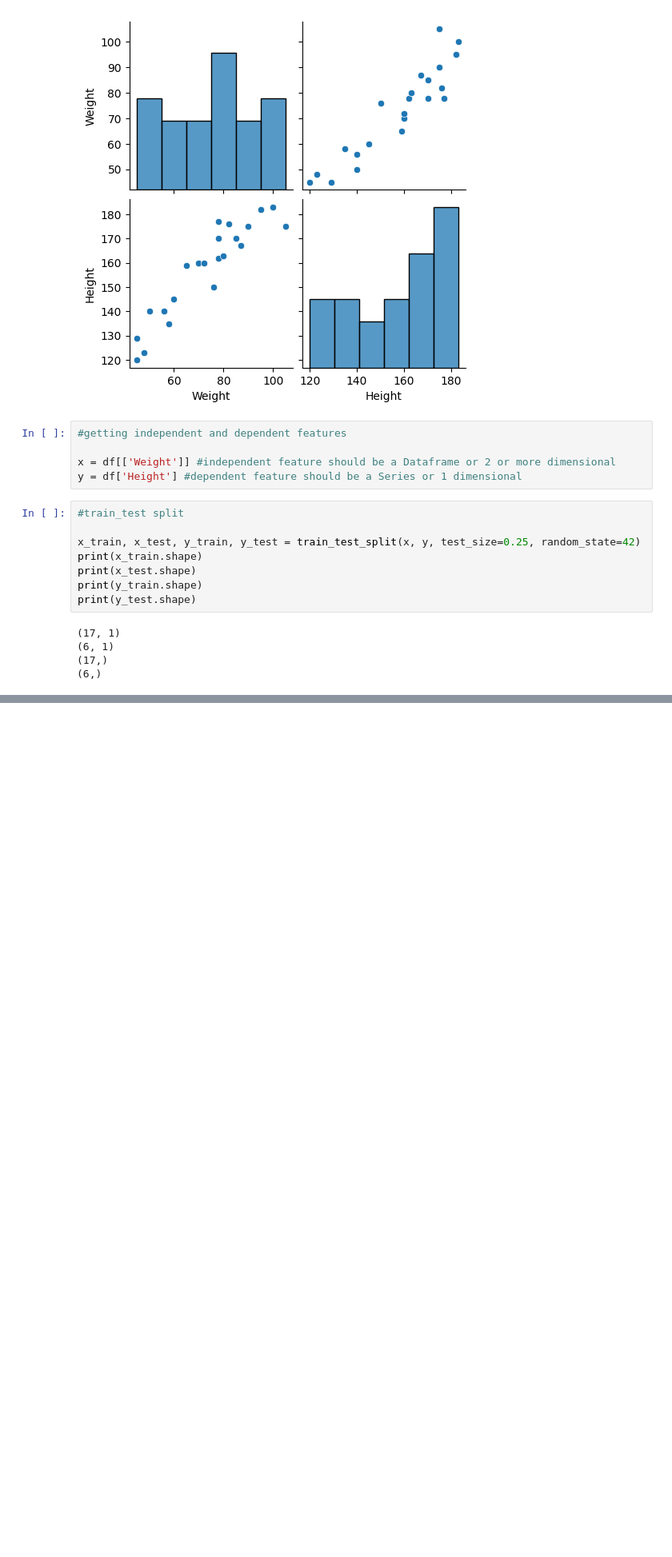
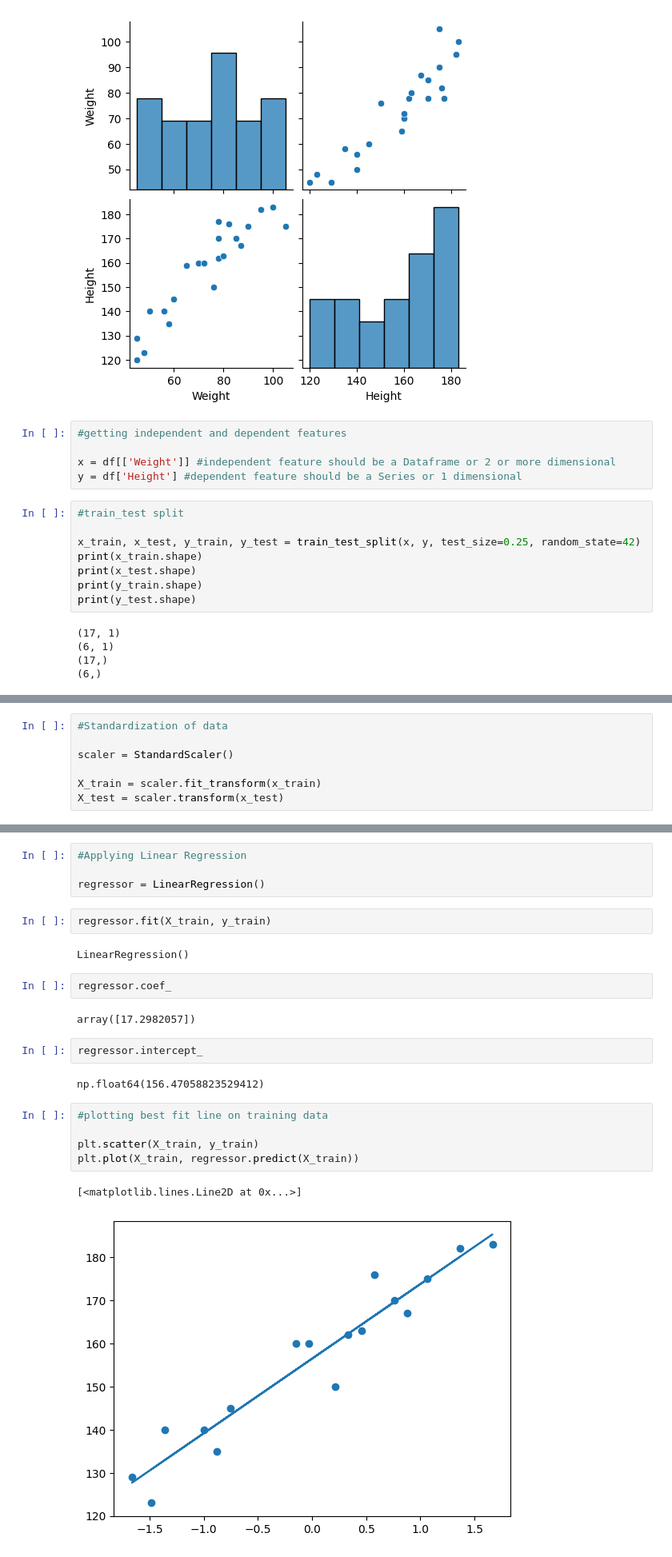
Before and after one commit to NarnindiMounica/Machine_Learning_Works, a Jupyter notebook: Regression/simple_linear_regression.ipynb, the cells around one changed output, grey strips where cells are left out. Shown at 80% size. Saved outputs shown, nothing was run; the diff lists cells and outputs as text; blank space fills up the shorter version.

Commit message:
Simple linear regression using height_weight dataset

```diff
--- a/Regression/simple_linear_regression.ipynb
+++ b/Regression/simple_linear_regression.ipynb
@@ -63,0 +76,7 @@ print(y_test.shape)
+# %%
+#Standardization of data
+
+scaler = StandardScaler()
+
+X_train = scaler.fit_transform(x_train)
+X_test = scaler.transform(x_test)
@@ -63,0 +92,24 @@ print(y_test.shape)
+# %%
+#Applying Linear Regression
+
+regressor = LinearRegression()
+# %%
+regressor.fit(X_train, y_train)
+# %% [output]
+LinearRegression()
+# %%
+regressor.coef_
+# %% [output]
+array([17.2982057])
+# %%
+regressor.intercept_
+# %% [output]
+np.float64(156.47058823529412)
+# %%
+#plotting best fit line on training data
+
+plt.scatter(X_train, y_train)
+plt.plot(X_train, regressor.predict(X_train))
+# %% [output]
+[<matplotlib.lines.Line2D at 0x...>]
+[figure, added]
```
Also changed, not shown: parts of 3 cells of this notebook.
